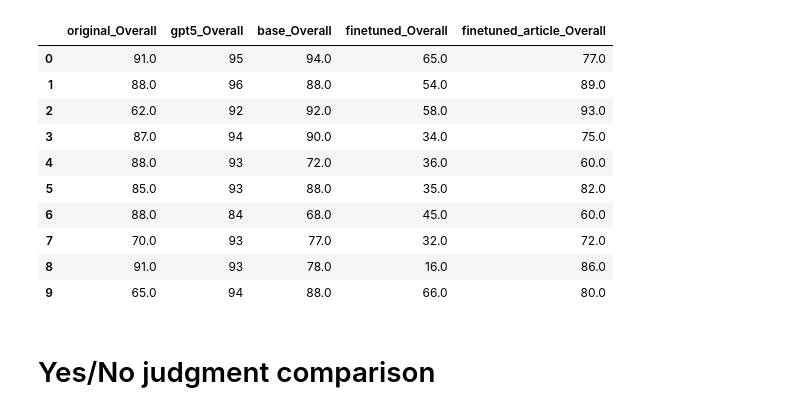
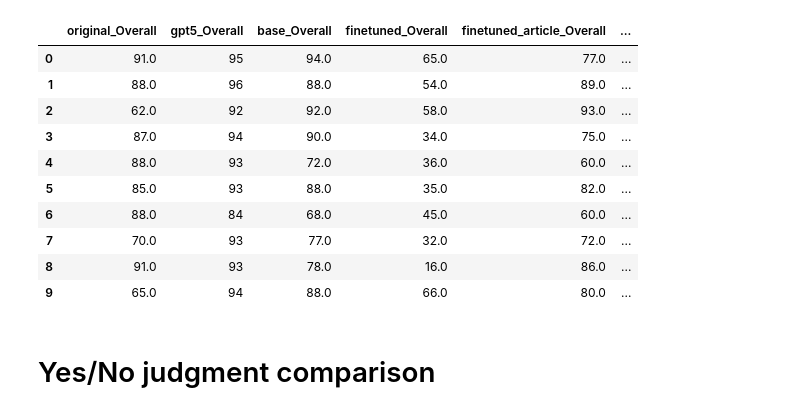
Before and after one commit to ryan-arman/lab, a Jupyter notebook: arxiv_abstract/notebooks/compare_eval.ipynb, the cells around one changed output. Cells and saved outputs as stored; diff of their text form; code cells hidden in the pictures.

```diff
--- a/arxiv_abstract/notebooks/compare_eval.ipynb
+++ b/arxiv_abstract/notebooks/compare_eval.ipynb
@@ -10,6 +10,8 @@ from scipy import stats
 
 # File paths
 # finetuned_eval = '/Users/ryanarman/code/lab/arxiv_abstract/data/fine_tuned_eval_qwen3_4b_test.jsonl'
+
+finetuned_article_v2_eval = '/Users/ryanarman/code/lab/arxiv_abstract/data/fine_tuned_eval_qwen3_4b_test_gpt5_instruct_article_lora_fixed_v2.jsonl'
 finetuned_article_eval = '/Users/ryanarman/code/lab/arxiv_abstract/data/fine_tuned_eval_qwen3_4b_test_gpt5_instruct_article_lora_fixed.jsonl'
 finetuned_eval = '/Users/ryanarman/code/lab/arxiv_abstract/data/fine_tuned_eval_qwen3_4b_test_gpt5_instruct_lora_fixed.jsonl'
 original_eval = '/Users/ryanarman/code/lab/arxiv_abstract/data/original_eval_qwen3_4b_test.jsonl'
@@ -101,12 +103,14 @@ gpt5_results = load_eval_results(gpt5_eval)
 base_results = load_eval_results(base_eval)
 finetuned_results = load_eval_results(finetuned_eval)
 finetuned_article_results = load_eval_results(finetuned_article_eval)
+finetuned_article_v2_results = load_eval_results(finetuned_article_v2_eval)
 
 print(f"Loaded {len(original_results)} original results")
 print(f"Loaded {len(gpt5_results)} gpt5 results")
 print(f"Loaded {len(base_results)} baseline results")
 print(f"Loaded {len(finetuned_results)} fine-tuned results")
 print(f"Loaded {len(finetuned_article_results)} fine-tuned article results")
+print(f"Loaded {len(finetuned_article_v2_results)} fine-tuned article v2 results")
 
 # Create comparison DataFrame
 def create_comparison_df(results_list, names):
@@ -127,10 +131,10 @@ def create_comparison_df(results_list, names):
 
     return pd.DataFrame(all_data)
 
-# Create comparison DataFrame - order: original, gpt5, baseline, finetuned, finetuned_article
+# Create comparison DataFrame - order: original, gpt5, baseline, finetuned, finetuned_article, finetuned_article_v2
 comparison_df = create_comparison_df(
-    [original_results, gpt5_results, base_results, finetuned_results, finetuned_article_results],
-    ['original', 'gpt5', 'base', 'finetuned', 'finetuned_article']
+    [original_results, gpt5_results, base_results, finetuned_results, finetuned_article_results, finetuned_article_v2_results],
+    ['original', 'gpt5', 'base', 'finetuned', 'finetuned_article', 'finetuned_article_v2']
 )
 
 print("\nComparison DataFrame created!")
@@ -242,17 +250,17 @@ comparison_df[['original_judgment', 'gpt5_judgment', 'base_judgment', 'finetuned
 # %%
-comparison_df[['original_Overall', 'gpt5_Overall', 'base_Overall', 'finetuned_Overall', 'finetuned_article_Overall']].head(10)
+comparison_df[['original_Overall', 'gpt5_Overall', 'base_Overall', 'finetuned_Overall', 'finetuned_article_Overall', 'finetuned_article_v2_Overall']].head(10)
 # %% [output]
-|  | original_Overall | gpt5_Overall | base_Overall | finetuned_Overall | finetuned_article_Overall |
-| 0 | 91.0 | 95 | 94.0 | 65.0 | 77.0 |
-| 1 | 88.0 | 96 | 88.0 | 54.0 | 89.0 |
-| 2 | 62.0 | 92 | 92.0 | 58.0 | 93.0 |
-| 3 | 87.0 | 94 | 90.0 | 34.0 | 75.0 |
-| 4 | 88.0 | 93 | 72.0 | 36.0 | 60.0 |
-| 5 | 85.0 | 93 | 88.0 | 35.0 | 82.0 |
-| 6 | 88.0 | 84 | 68.0 | 45.0 | 60.0 |
-| 7 | 70.0 | 93 | 77.0 | 32.0 | 72.0 |
-| 8 | 91.0 | 93 | 78.0 | 16.0 | 86.0 |
-| 9 | 65.0 | 94 | 88.0 | 66.0 | 80.0 |
+|  | original_Overall | gpt5_Overall | base_Overall | finetuned_Overall | finetuned_article_Overall | ... |
+| 0 | 91.0 | 95 | 94.0 | 65.0 | 77.0 | ... |
+| 1 | 88.0 | 96 | 88.0 | 54.0 | 89.0 | ... |
+| 2 | 62.0 | 92 | 92.0 | 58.0 | 93.0 | ... |
+| 3 | 87.0 | 94 | 90.0 | 34.0 | 75.0 | ... |
+| 4 | 88.0 | 93 | 72.0 | 36.0 | 60.0 | ... |
+| 5 | 85.0 | 93 | 88.0 | 35.0 | 82.0 | ... |
+| 6 | 88.0 | 84 | 68.0 | 45.0 | 60.0 | ... |
+| 7 | 70.0 | 93 | 77.0 | 32.0 | 72.0 | ... |
+| 8 | 91.0 | 93 | 78.0 | 16.0 | 86.0 | ... |
+| 9 | 65.0 | 94 | 88.0 | 66.0 | 80.0 | ... |
 # %% [markdown]
 # Yes/No judgment comparison
 # %%
```
Also changed, not shown: parts of 10 cells of this notebook, 1 other file.
